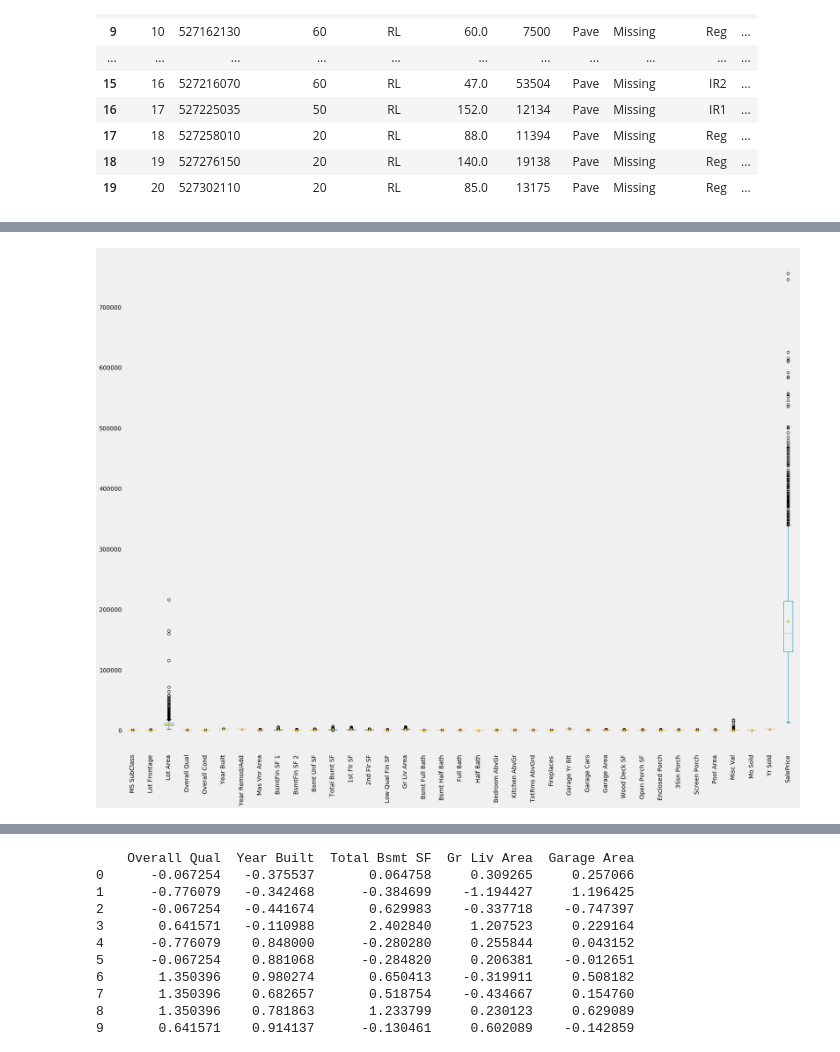
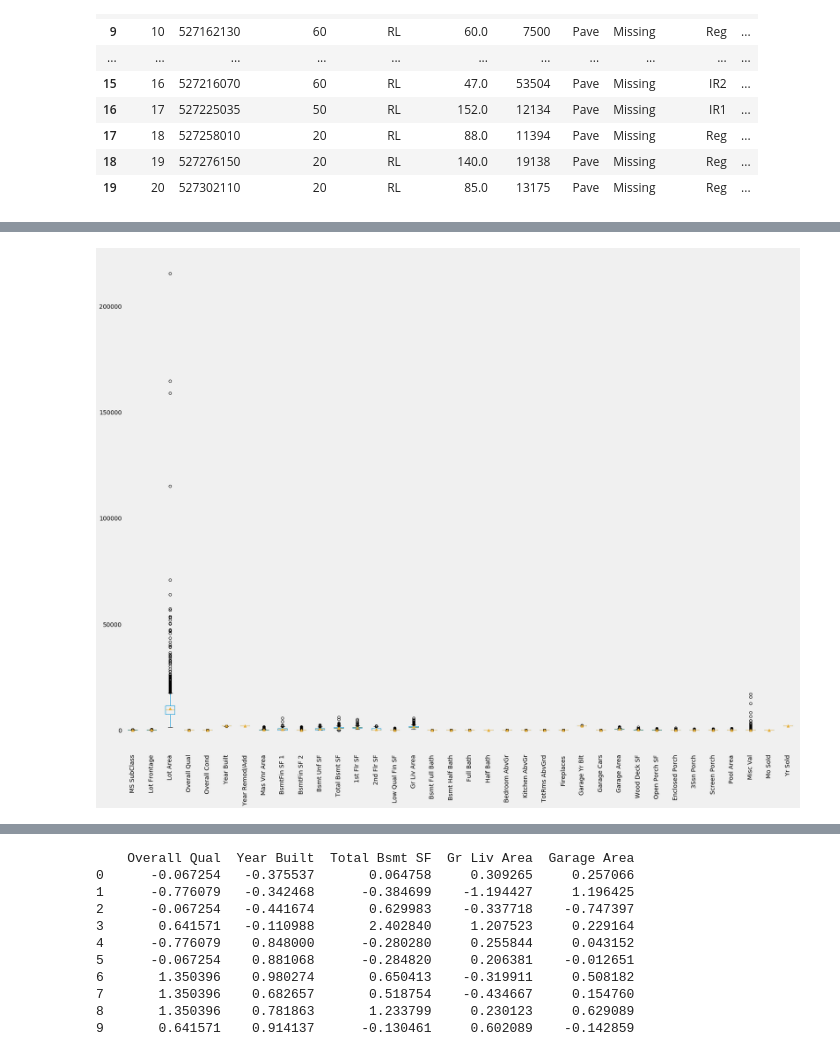
Before and after one commit to Zhenyuan-Xi/CS6220_DataMining, a Jupyter notebook: assignment3/assignment3.ipynb, the cells around one changed output, grey strips where cells are left out. Drawn from its saved outputs; the diff is of its cells as text; code cells hidden in the pictures.

```diff
--- a/assignment3/assignment3.ipynb
+++ b/assignment3/assignment3.ipynb
@@ -123,7 +123,7 @@ plt1 = df.select_dtypes(include=[np.number]).drop(['Order', 'PID'], axis=1).boxp
 # %%
 # plot without standardization
 
-plt2 = df_ori.select_dtypes(include=[np.number]).drop(['Order', 'PID'], axis=1).boxplot(grid=False, figsize=(25, 20), rot=90, showmeans=True);
+plt2 = df_ori.select_dtypes(include=[np.number]).drop(['Order', 'PID', 'SalePrice'], axis=1).boxplot(grid=False, figsize=(25, 20), rot=90, showmeans=True);
 # %% [output]
-[figure, old version]
+[figure, new version]
 # %%
```
Also changed, not shown: parts of 6 cells of this notebook.
